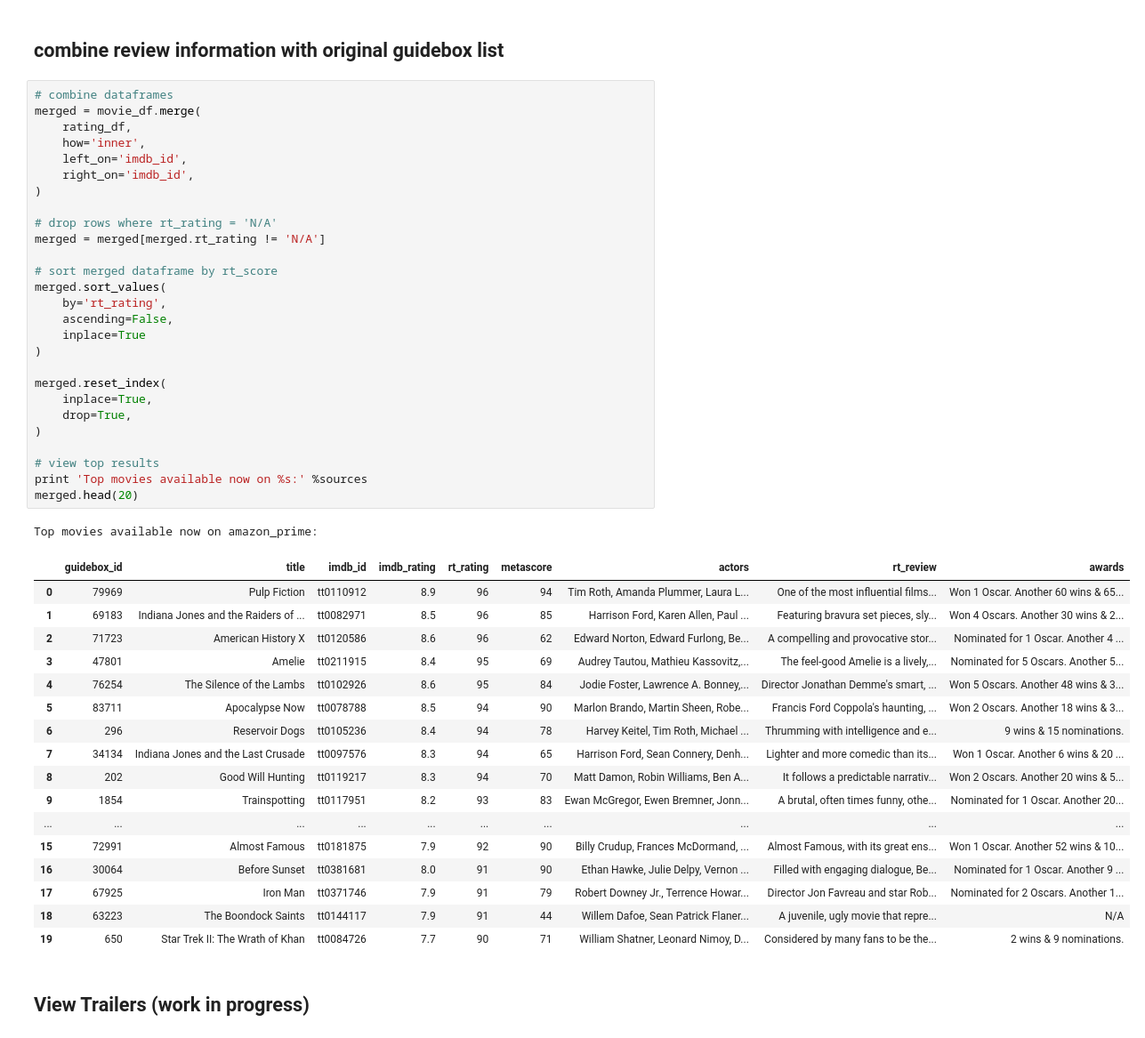
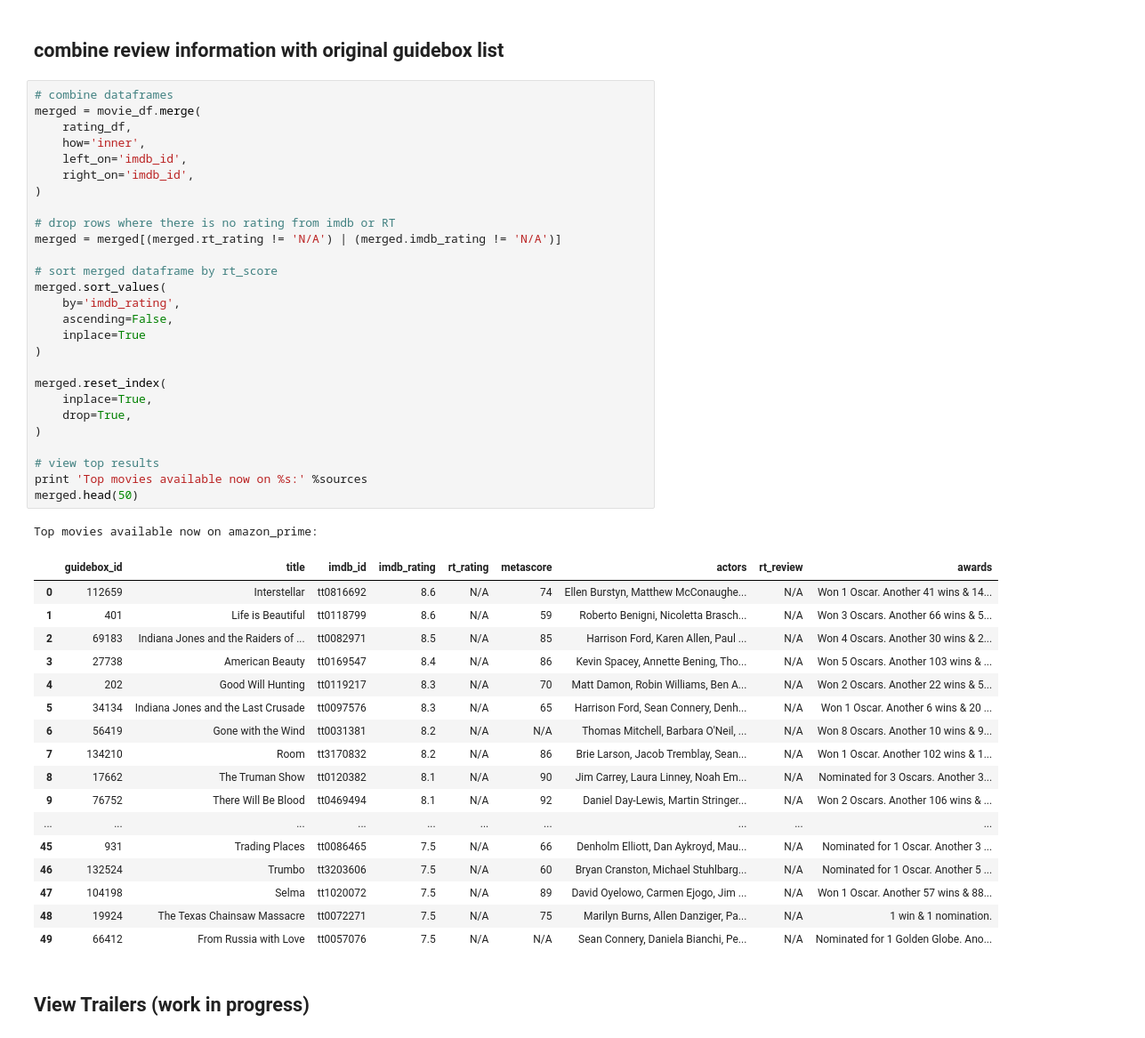
Before and after one commit to lchapo/what-to-watch, a Jupyter notebook: movie_ratings.ipynb, the cells around one changed output. Shown at 89% size. Cells and saved outputs as stored; diff of their text form.

Commit message:
moved to imdb sort since rt ratings not working

```diff
--- a/movie_ratings.ipynb
+++ b/movie_ratings.ipynb
@@ -96,49 +114,49 @@ for i in imdb_id:
 # %%
 # combine dataframes
 merged = movie_df.merge(
     rating_df,
     how='inner',
     left_on='imdb_id',
     right_on='imdb_id',
 )
 
-# drop rows where rt_rating = 'N/A'
-merged = merged[merged.rt_rating != 'N/A']
+# drop rows where there is no rating from imdb or RT
+merged = merged[(merged.rt_rating != 'N/A') | (merged.imdb_rating != 'N/A')]
 
 # sort merged dataframe by rt_score
 merged.sort_values(
-    by='rt_rating',
+    by='imdb_rating',
     ascending=False,
     inplace=True
 )
 
 merged.reset_index(
     inplace=True,
     drop=True,
 )
 
 # view top results
 print 'Top movies available now on %s:' %sources
-merged.head(20)
+merged.head(50)
 # %% [output]
 Top movies available now on amazon_prime:
 |  | guidebox_id | title | imdb_id | imdb_rating | rt_rating | metascore | actors | rt_review | awards |
-| 0 | 79969 | Pulp Fiction | tt0110912 | 8.9 | 96 | 94 | Tim Roth, Amanda Plummer, Laura L... | One of the most influential films... | Won 1 Oscar. Another 60 wins & 65... |
-| 1 | 69183 | Indiana Jones and the Raiders of ... | tt0082971 | 8.5 | 96 | 85 | Harrison Ford, Karen Allen, Paul ... | Featuring bravura set pieces, sly... | Won 4 Oscars. Another 30 wins & 2... |
-| 2 | 71723 | American History X | tt0120586 | 8.6 | 96 | 62 | Edward Norton, Edward Furlong, Be... | A compelling and provocative stor... | Nominated for 1 Oscar. Another 4 ... |
-| 3 | 47801 | Amelie | tt0211915 | 8.4 | 95 | 69 | Audrey Tautou, Mathieu Kassovitz,... | The feel-good Amelie is a lively,... | Nominated for 5 Oscars. Another 5... |
-| 4 | 76254 | The Silence of the Lambs | tt0102926 | 8.6 | 95 | 84 | Jodie Foster, Lawrence A. Bonney,... | Director Jonathan Demme's smart, ... | Won 5 Oscars. Another 48 wins & 3... |
-| 5 | 83711 | Apocalypse Now | tt0078788 | 8.5 | 94 | 90 | Marlon Brando, Martin Sheen, Robe... | Francis Ford Coppola's haunting, ... | Won 2 Oscars. Another 18 wins & 3... |
-| 6 | 296 | Reservoir Dogs | tt0105236 | 8.4 | 94 | 78 | Harvey Keitel, Tim Roth, Michael ... | Thrumming with intelligence and e... | 9 wins & 15 nominations. |
-| 7 | 34134 | Indiana Jones and the Last Crusade | tt0097576 | 8.3 | 94 | 65 | Harrison Ford, Sean Connery, Denh... | Lighter and more comedic than its... | Won 1 Oscar. Another 6 wins & 20 ... |
-| 8 | 202 | Good Will Hunting | tt0119217 | 8.3 | 94 | 70 | Matt Damon, Robin Williams, Ben A... | It follows a predictable narrativ... | Won 2 Oscars. Another 20 wins & 5... |
-| 9 | 1854 | Trainspotting | tt0117951 | 8.2 | 93 | 83 | Ewan McGregor, Ewen Bremner, Jonn... | A brutal, often times funny, othe... | Nominated for 1 Oscar. Another 20... |
+| 0 | 112659 | Interstellar | tt0816692 | 8.6 | N/A | 74 | Ellen Burstyn, Matthew McConaughe... | N/A | Won 1 Oscar. Another 41 wins & 14... |
+| 1 | 401 | Life is Beautiful | tt0118799 | 8.6 | N/A | 59 | Roberto Benigni, Nicoletta Brasch... | N/A | Won 3 Oscars. Another 66 wins & 5... |
+| 2 | 69183 | Indiana Jones and the Raiders of ... | tt0082971 | 8.5 | N/A | 85 | Harrison Ford, Karen Allen, Paul ... | N/A | Won 4 Oscars. Another 30 wins & 2... |
+| 3 | 27738 | American Beauty | tt0169547 | 8.4 | N/A | 86 | Kevin Spacey, Annette Bening, Tho... | N/A | Won 5 Oscars. Another 103 wins & ... |
+| 4 | 202 | Good Will Hunting | tt0119217 | 8.3 | N/A | 70 | Matt Damon, Robin Williams, Ben A... | N/A | Won 2 Oscars. Another 22 wins & 5... |
+| 5 | 34134 | Indiana Jones and the Last Crusade | tt0097576 | 8.3 | N/A | 65 | Harrison Ford, Sean Connery, Denh... | N/A | Won 1 Oscar. Another 6 wins & 20 ... |
+| 6 | 56419 | Gone with the Wind | tt0031381 | 8.2 | N/A | N/A | Thomas Mitchell, Barbara O'Neil, ... | N/A | Won 8 Oscars. Another 10 wins & 9... |
+| 7 | 134210 | Room | tt3170832 | 8.2 | N/A | 86 | Brie Larson, Jacob Tremblay, Sean... | N/A | Won 1 Oscar. Another 102 wins & 1... |
+| 8 | 17662 | The Truman Show | tt0120382 | 8.1 | N/A | 90 | Jim Carrey, Laura Linney, Noah Em... | N/A | Nominated for 3 Oscars. Another 3... |
+| 9 | 76752 | There Will Be Blood | tt0469494 | 8.1 | N/A | 92 | Daniel Day-Lewis, Martin Stringer... | N/A | Won 2 Oscars. Another 106 wins & ... |
 | ... | ... | ... | ... | ... | ... | ... | ... | ... | ... |
-| 15 | 72991 | Almost Famous | tt0181875 | 7.9 | 92 | 90 | Billy Crudup, Frances McDormand, ... | Almost Famous, with its great ens... | Won 1 Oscar. Another 52 wins & 10... |
-| 16 | 30064 | Before Sunset | tt0381681 | 8.0 | 91 | 90 | Ethan Hawke, Julie Delpy, Vernon ... | Filled with engaging dialogue, Be... | Nominated for 1 Oscar. Another 9 ... |
-| 17 | 67925 | Iron Man | tt0371746 | 7.9 | 91 | 79 | Robert Downey Jr., Terrence Howar... | Director Jon Favreau and star Rob... | Nominated for 2 Oscars. Another 1... |
-| 18 | 63223 | The Boondock Saints | tt0144117 | 7.9 | 91 | 44 | Willem Dafoe, Sean Patrick Flaner... | A juvenile, ugly movie that repre... | N/A |
-| 19 | 650 | Star Trek II: The Wrath of Khan | tt0084726 | 7.7 | 90 | 71 | William Shatner, Leonard Nimoy, D... | Considered by many fans to be the... | 2 wins & 9 nominations. |
+| 45 | 931 | Trading Places | tt0086465 | 7.5 | N/A | 66 | Denholm Elliott, Dan Aykroyd, Mau... | N/A | Nominated for 1 Oscar. Another 3 ... |
+| 46 | 132524 | Trumbo | tt3203606 | 7.5 | N/A | 60 | Bryan Cranston, Michael Stuhlbarg... | N/A | Nominated for 1 Oscar. Another 5 ... |
+| 47 | 104198 | Selma | tt1020072 | 7.5 | N/A | 89 | David Oyelowo, Carmen Ejogo, Jim ... | N/A | Won 1 Oscar. Another 57 wins & 88... |
+| 48 | 19924 | The Texas Chainsaw Massacre | tt0072271 | 7.5 | N/A | 75 | Marilyn Burns, Allen Danziger, Pa... | N/A | 1 win & 1 nomination. |
+| 49 | 66412 | From Russia with Love | tt0057076 | 7.5 | N/A | N/A | Sean Connery, Daniela Bianchi, Pe... | N/A | Nominated for 1 Golden Globe. Ano... |
 # %% [markdown]
 ## View Trailers (work in progress)
 # %%
```
Also changed, not shown: parts of 1 cell of this notebook.
